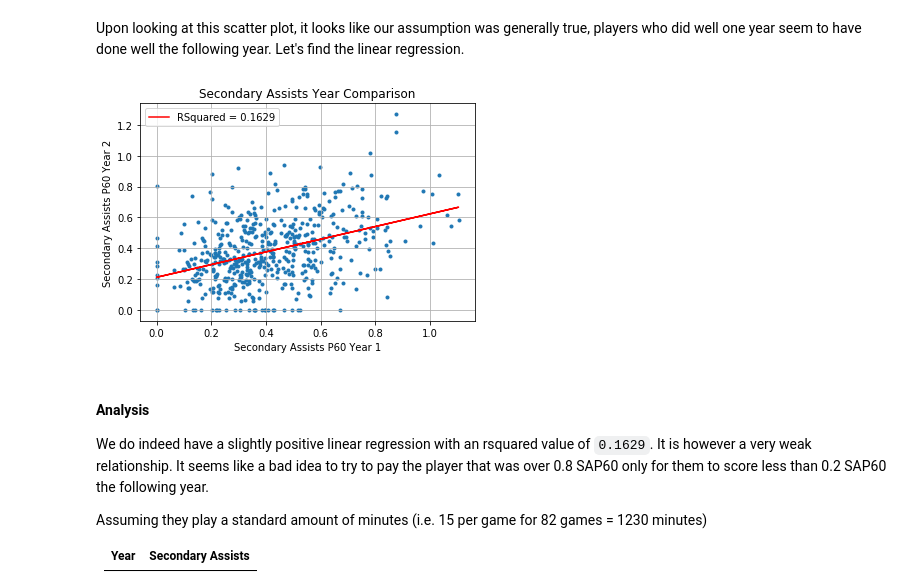
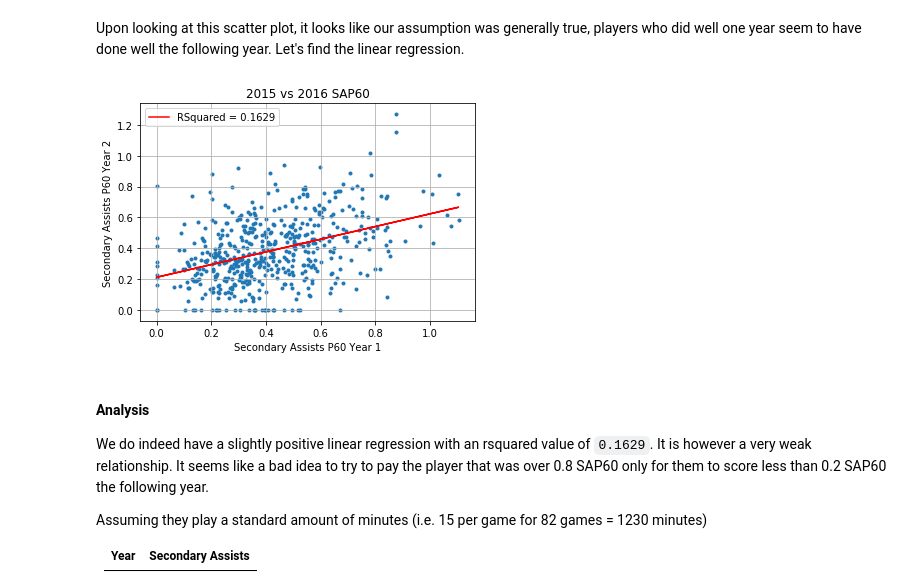
Before and after one commit to dbasilio/data-analysis-hockey, a Jupyter notebook: secondary-assists-analysis.ipynb, the cells around one changed output. Cells and saved outputs as stored; diff of their text form; code cells hidden in the pictures.

```diff
--- a/secondary-assists-analysis.ipynb
+++ b/secondary-assists-analysis.ipynb
@@ -275,7 +275,7 @@ def get_reshaped_line_of_best_fit(reshaped_data):
     result = sm.OLS(Y, X).fit()
     return result
 # %%
-def plot_scatter_with_lobf(reshaped_data, ols_results):
+def plot_scatter_with_lobf(reshaped_data, ols_results, title):
     intercept, slope = ols_results.params
     sap60_year1 = reshaped_data['SAP60_Year1']
     plt.scatter(reshaped_data['SAP60_Year1'], reshaped_data['SAP60_Year2'], marker='.')
@@ -287,15 +287,15 @@ def plot_scatter_with_lobf(reshaped_data, ols_results):
     )
     plt.xlabel("Secondary Assists P60 Year 1")
     plt.ylabel("Secondary Assists P60 Year 2")
-    plt.title("Secondary Assists Year Comparison")
+    plt.title(title)
     plt.legend()
     plt.grid()
     plt.show()
 # %%
 ols_results_1516 = get_reshaped_line_of_best_fit(reshaped_data_1516)
-plot_scatter_with_lobf(reshaped_data_1516, ols_results_1516)
+plot_scatter_with_lobf(reshaped_data_1516, ols_results_1516, "2015 vs 2016 SAP60")
 # %% [output]
-[figure, old version]
+[figure, new version]
 # %% [markdown]
 #### Analysis
 We do indeed have a slightly positive linear regression with an rsquared value of `0.1629`. It is however a very weak relationship. It seems like a bad idea to try to pay the player that was over 0.8 SAP60 only for them to score less than 0.2 SAP60 the following year.
```
Also changed, not shown: parts of 9 cells of this notebook.
